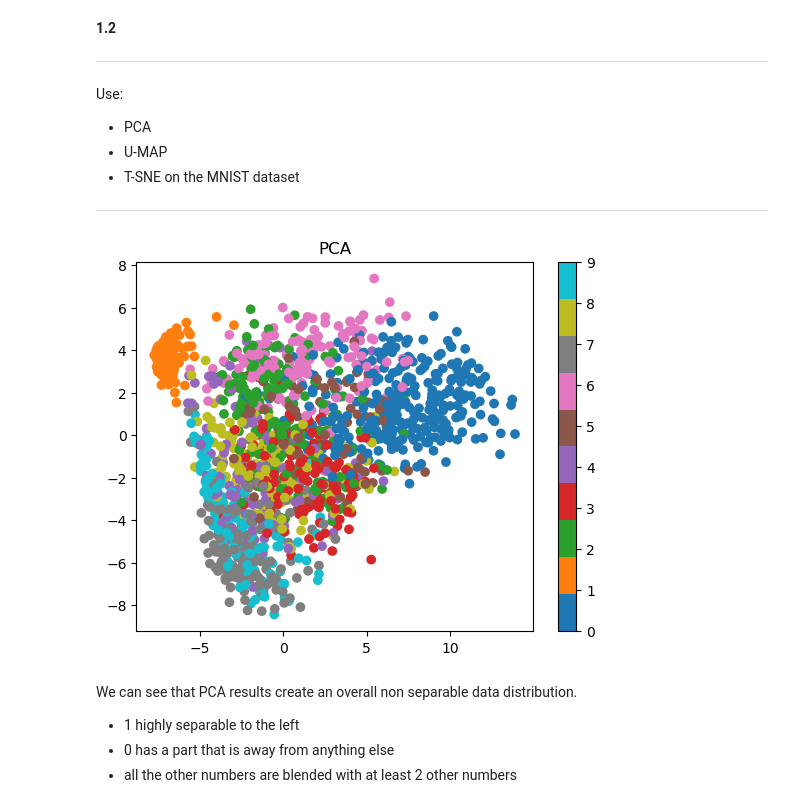
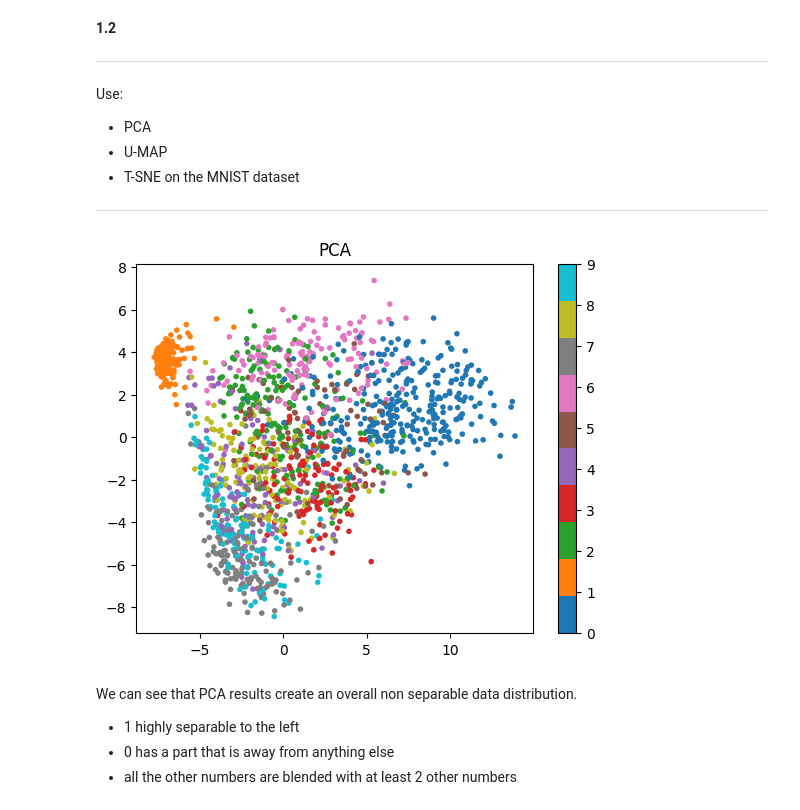
Before and after one commit to ThanosSkentzos/IDL-11, a Jupyter notebook: A0/thanos_1.ipynb, the cells around one changed output. Drawn from its saved outputs; the diff is of its cells as text; code cells hidden in the pictures.

```diff
--- a/A0/thanos_1.ipynb
+++ b/A0/thanos_1.ipynb
@@ -88,18 +88,18 @@ on the MNIST dataset
 # %%
 # PCA
 from sklearn.decomposition import PCA
 pca = PCA(n_components=2)
 
 pca_2d = pca.fit_transform(train_in)
 def plot2d(arr_2d,title):
     x = arr_2d[:,0]
     y = arr_2d[:,1]
-    plt.scatter(x,y,c=train_out.values.flatten(),cmap="tab10")
+    plt.scatter(x,y,c=train_out.values.flatten(),cmap="tab10",marker=".")
     plt.colorbar()
     plt.title(title)
 plot2d(pca_2d,"PCA")
 # %% [output]
-[figure, old version]
+[figure, new version]
 # %% [markdown]
 We can see that PCA results create an overall non separable data distribution.
 - 1 highly separable to the left
```
Also changed, not shown: parts of 6 cells of this notebook, 2 other files.
